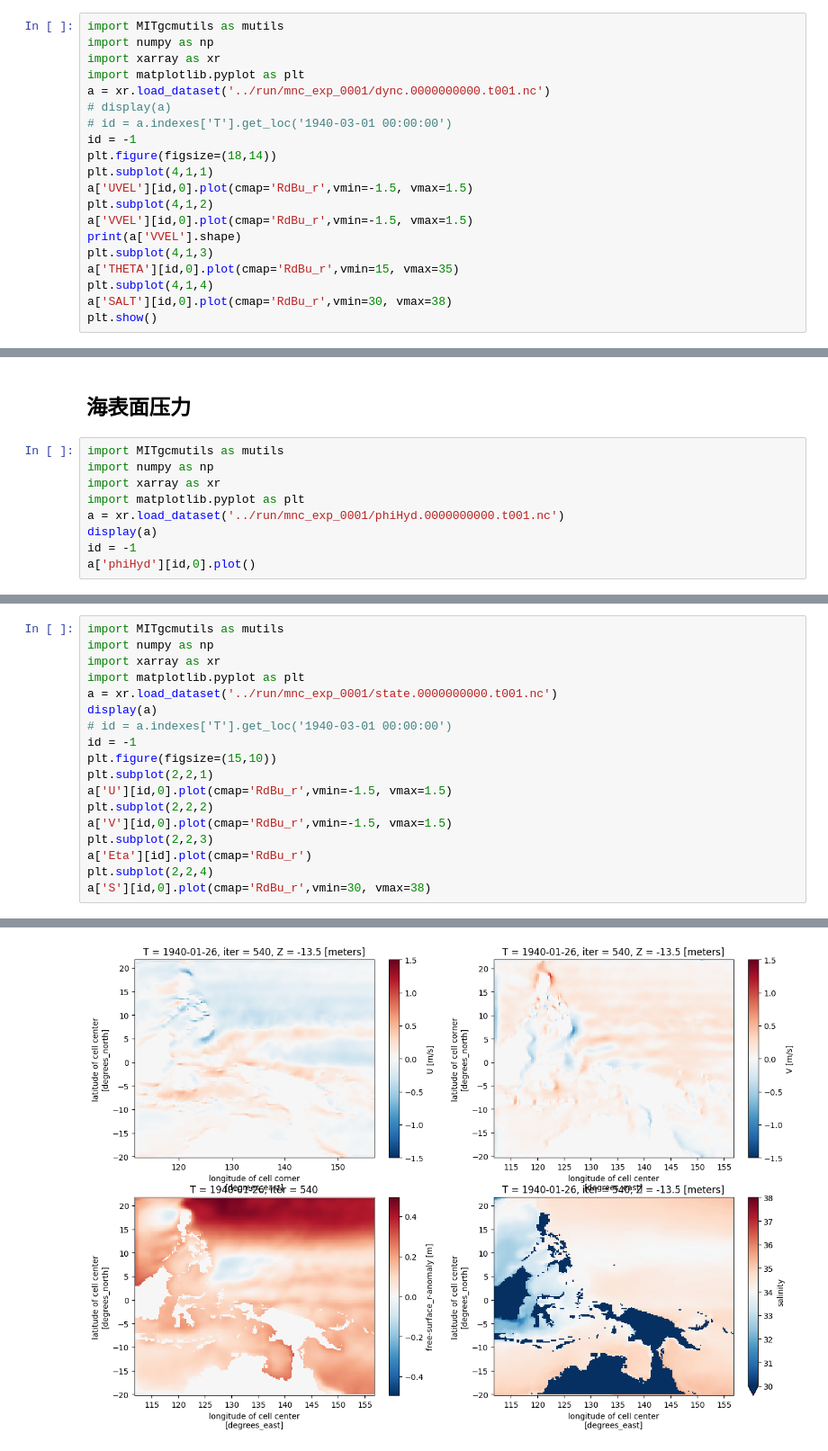
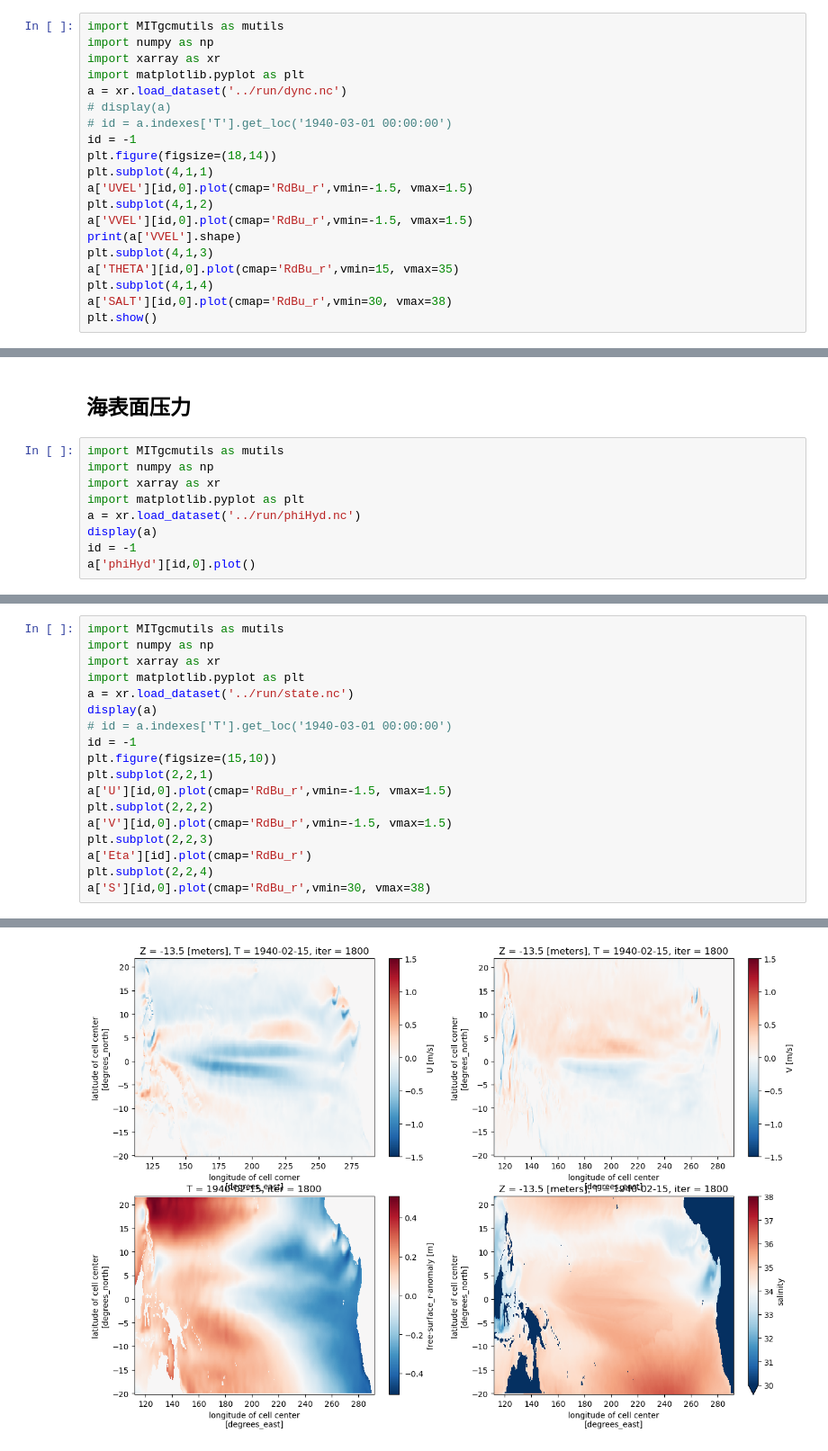
Before and after one commit to FattyZH/eqp-dlfv-mitgcm-era5, a Jupyter notebook: script/analysis.ipynb, the cells around one changed output, grey strips where cells are left out. Shown at 90% size. Saved outputs shown, nothing was run; the diff lists cells and outputs as text.

```diff
--- a/script/analysis.ipynb
+++ b/script/analysis.ipynb
@@ -23,7 +23,7 @@ import MITgcmutils as mutils
 import numpy as np
 import xarray as xr
 import matplotlib.pyplot as plt
-a = xr.load_dataset('../run/mnc_exp_0001/dync.0000000000.t001.nc')
+a = xr.load_dataset('../run/dync.nc')
 # display(a)
 # id = a.indexes['T'].get_loc('1940-03-01 00:00:00')
 id = -1
@@ -47,7 +48,7 @@ import MITgcmutils as mutils
 import numpy as np
 import xarray as xr
 import matplotlib.pyplot as plt
-a = xr.load_dataset('../run/mnc_exp_0001/phiHyd.0000000000.t001.nc')
+a = xr.load_dataset('../run/phiHyd.nc')
 display(a)
 id = -1
 a['phiHyd'][id,0].plot()
@@ -76,7 +77,7 @@ import MITgcmutils as mutils
 import numpy as np
 import xarray as xr
 import matplotlib.pyplot as plt
-a = xr.load_dataset('../run/mnc_exp_0001/state.0000000000.t001.nc')
+a = xr.load_dataset('../run/state.nc')
 display(a)
 # id = a.indexes['T'].get_loc('1940-03-01 00:00:00')
 id = -1
@@ -107,5 +108,5 @@ Data variables:
     Nx:              720
     Ny:              168
     Nr:              29
 <matplotlib.collections.QuadMesh at 0x...>
-[figure, old version]
+[figure, new version]
```
Also changed, not shown: parts of 5 cells of this notebook, 3 other files.
